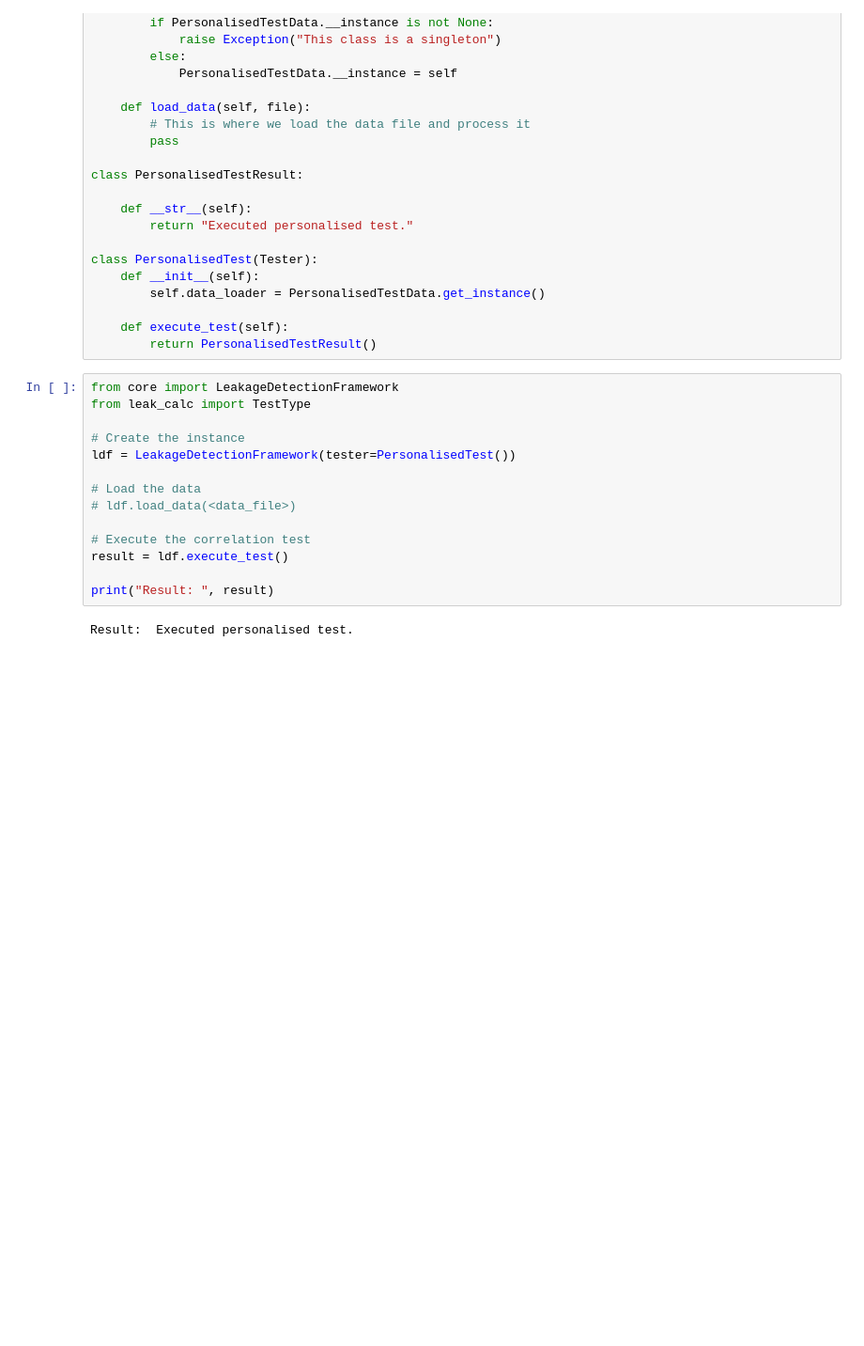
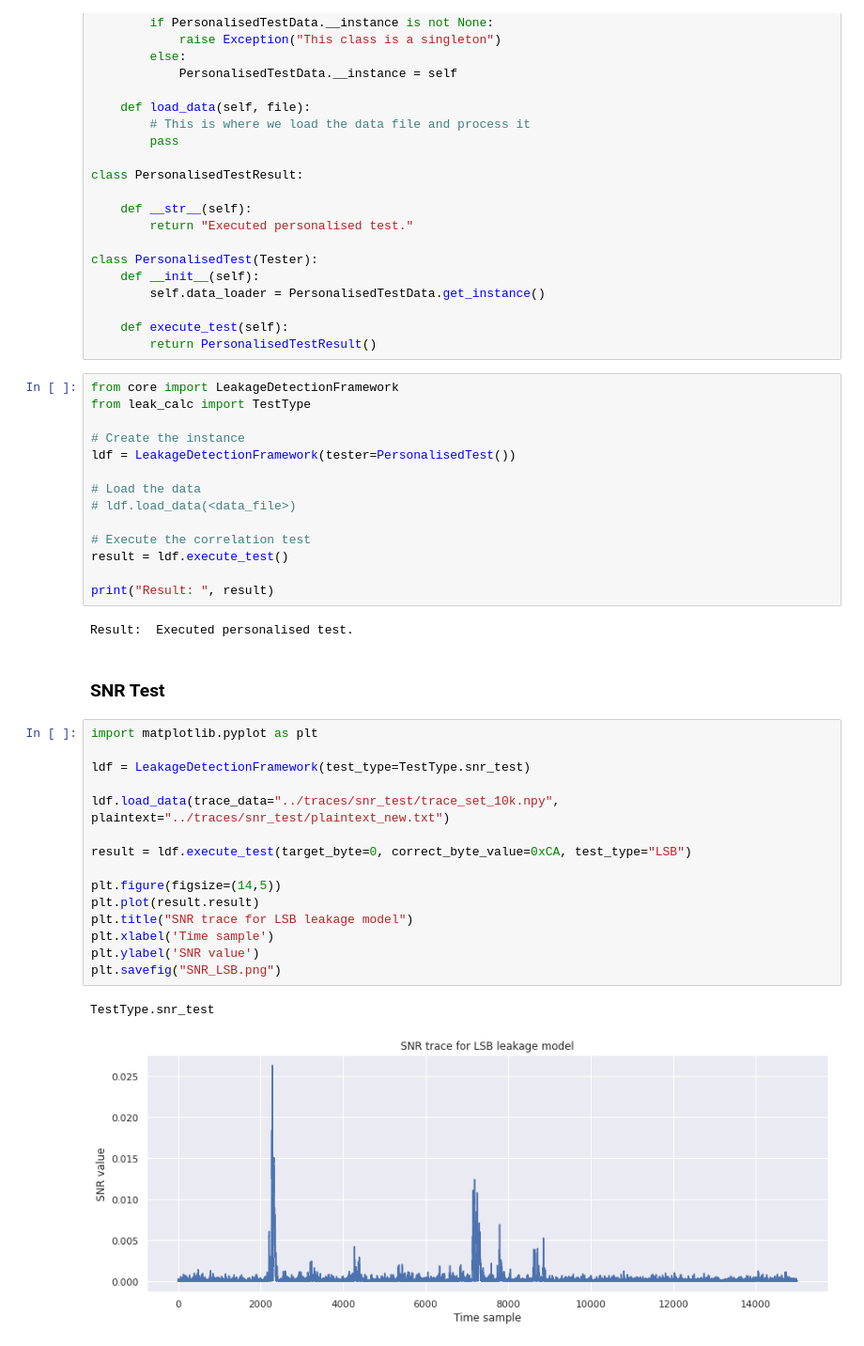
Before and after one commit to RazePerson/sca-leakage-detection-framework, a Jupyter notebook: sca-leakage-detection-framework/main-app.ipynb, the cells around one changed output. Shown at 94% size. Drawn from its saved outputs; the diff is of its cells as text; blank space fills up the shorter version.

Commit message:
Added initial SNRTest full implementation + test in notebook.

```diff
--- a/sca-leakage-detection-framework/main-app.ipynb
+++ b/sca-leakage-detection-framework/main-app.ipynb
@@ -460,3 +460,23 @@ result = ldf.execute_test()
 print("Result: ", result)
 # %% [output]
 Result:  Executed personalised test.
+# %% [markdown]
+### SNR Test
+# %%
+import matplotlib.pyplot as plt
+
+ldf = LeakageDetectionFramework(test_type=TestType.snr_test)
+
+ldf.load_data(trace_data="../traces/snr_test/trace_set_10k.npy", plaintext="../traces/snr_test/plaintext_new.txt")
+
+result = ldf.execute_test(target_byte=0, correct_byte_value=0xCA, test_type="LSB")
+
+plt.figure(figsize=(14,5))
+plt.plot(result.result)
+plt.title("SNR trace for LSB leakage model")
+plt.xlabel('Time sample')
+plt.ylabel('SNR value')
+plt.savefig("SNR_LSB.png")
+# %% [output]
+TestType.snr_test
+[figure, added]
```
Also changed, not shown: 7 other files.
